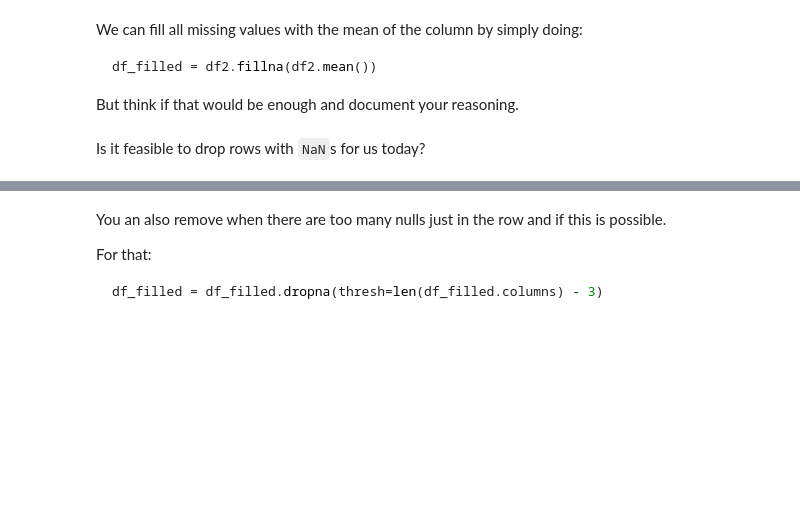
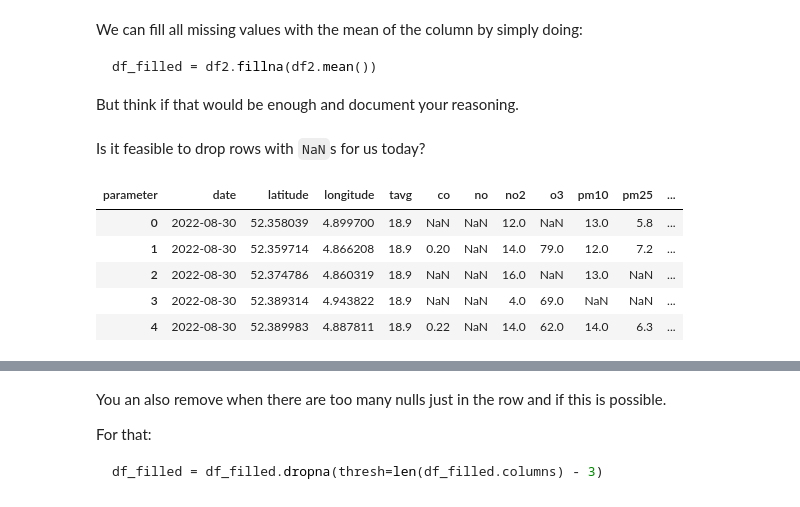
Before and after one commit to sedv8808/LHL_Lectures, a Jupyter notebook: W4D5/W4D5_Intro_to_EDA.ipynb, the cells around one changed output, grey strips where cells are left out. Saved outputs shown, nothing was run; the diff lists cells and outputs as text; code cells hidden in the pictures; blank space fills up the shorter version.

```diff
--- a/W4D5/W4D5_Intro_to_EDA.ipynb
+++ b/W4D5/W4D5_Intro_to_EDA.ipynb
@@ -150,6 +227,13 @@ But think if that would be enough and document your reasoning.
 # %% [markdown]
 Is it feasible to drop rows with `NaN`s for us today?
 # %%
-df2.shape
+df2.head()
+# %% [output]
+| parameter | date | latitude | longitude | tavg | co | no | no2 | o3 | pm10 | pm25 | ... |
+| 0 | 2022-08-30 | 52.358039 | 4.899700 | 18.9 | NaN | NaN | 12.0 | NaN | 13.0 | 5.8 | ... |
+| 1 | 2022-08-30 | 52.359714 | 4.866208 | 18.9 | 0.20 | NaN | 14.0 | 79.0 | 12.0 | 7.2 | ... |
+| 2 | 2022-08-30 | 52.374786 | 4.860319 | 18.9 | NaN | NaN | 16.0 | NaN | 13.0 | NaN | ... |
+| 3 | 2022-08-30 | 52.389314 | 4.943822 | 18.9 | NaN | NaN | 4.0 | 69.0 | NaN | NaN | ... |
+| 4 | 2022-08-30 | 52.389983 | 4.887811 | 18.9 | 0.22 | NaN | 14.0 | 62.0 | 14.0 | 6.3 | ... |
 # %%
 df2.isnull().any(axis=1).sum()
```
Also changed, not shown: parts of 40 cells of this notebook, 28 other files.
